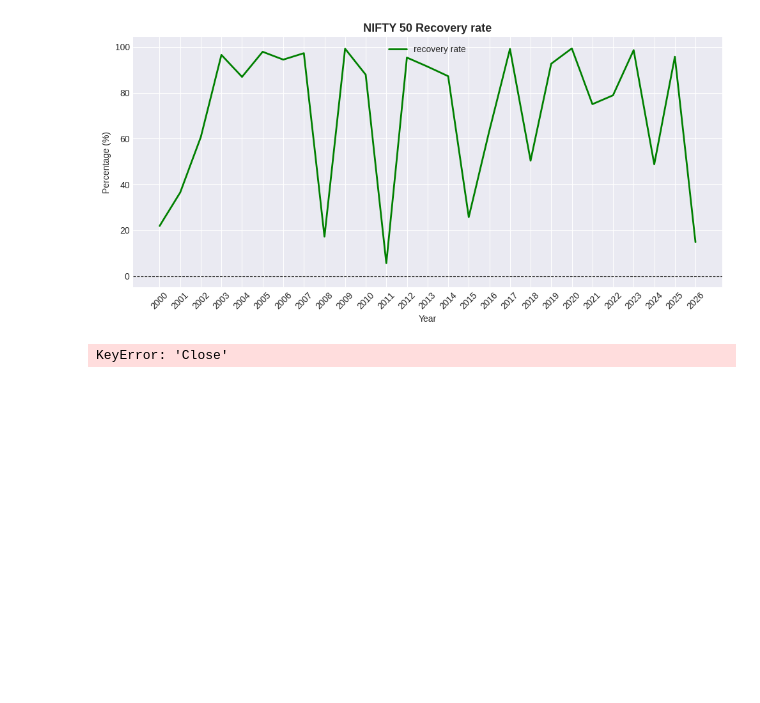
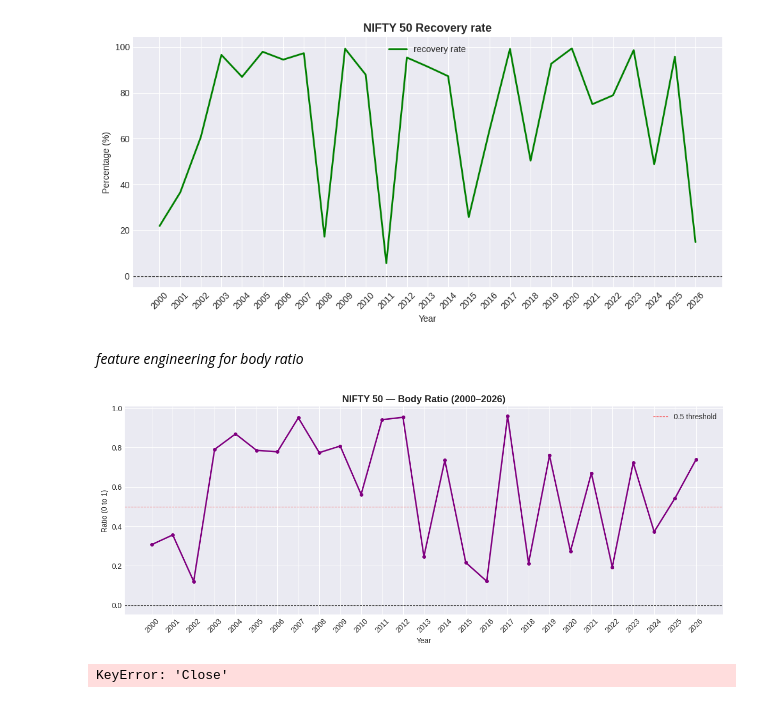
Before and after one commit to aparna-2001/nifty50-stock-price-forecasting, a Jupyter notebook: Data_collection_EDA_Decomposition.ipynb, the cells around one changed output. Drawn from its saved outputs; the diff is of its cells as text; code cells hidden in the pictures; blank space fills up the shorter version.

Commit message:
HL range, recovery rate, body ratio

```diff
--- a/Data_collection_EDA_Decomposition.ipynb
+++ b/Data_collection_EDA_Decomposition.ipynb
@@ -342,6 +342,29 @@ plt.tight_layout()
 plt.show()
 # %% [output]
 [figure]
+# %% [markdown]
+*feature engineering for body ratio*
+# %%
+yearly['Body_Ratio'] = (
+    abs(yearly['Year_Close'] - yearly['Year_Open']) /
+    (yearly['Year_High'] - yearly['Year_Low'])
+)
+
+# Plot
+plt.figure(figsize=(12, 5))
+plt.plot(yearly['Year'], yearly['Body_Ratio'],
+         color='purple', linewidth=2, marker='o', markersize=4)
+plt.axhline(0.5, color='red', linewidth=0.8, linestyle='--', label='0.5 threshold')
+plt.axhline(y=0, color='black', linewidth=0.8, linestyle='--')
+plt.title('NIFTY 50 — Body Ratio (2000–2026)', fontsize=13, fontweight='bold')
+plt.xlabel('Year')
+plt.ylabel('Ratio (0 to 1)')
+plt.xticks(yearly['Year'], rotation=45)
+plt.legend()
+plt.tight_layout()
+plt.show()
+# %% [output]
+[figure, added]
 # %%
 # 2. ANNUAL RETURNS (Bar Chart)
 plt.figure(figsize=figsize)
```
